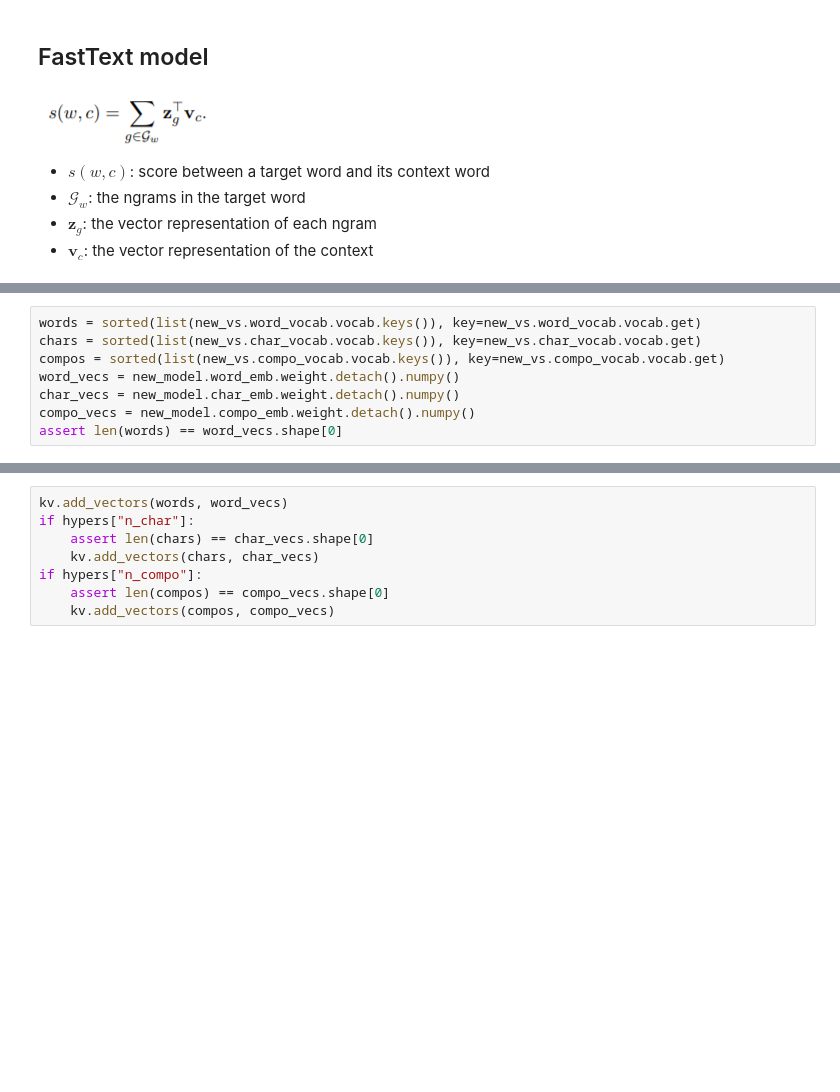
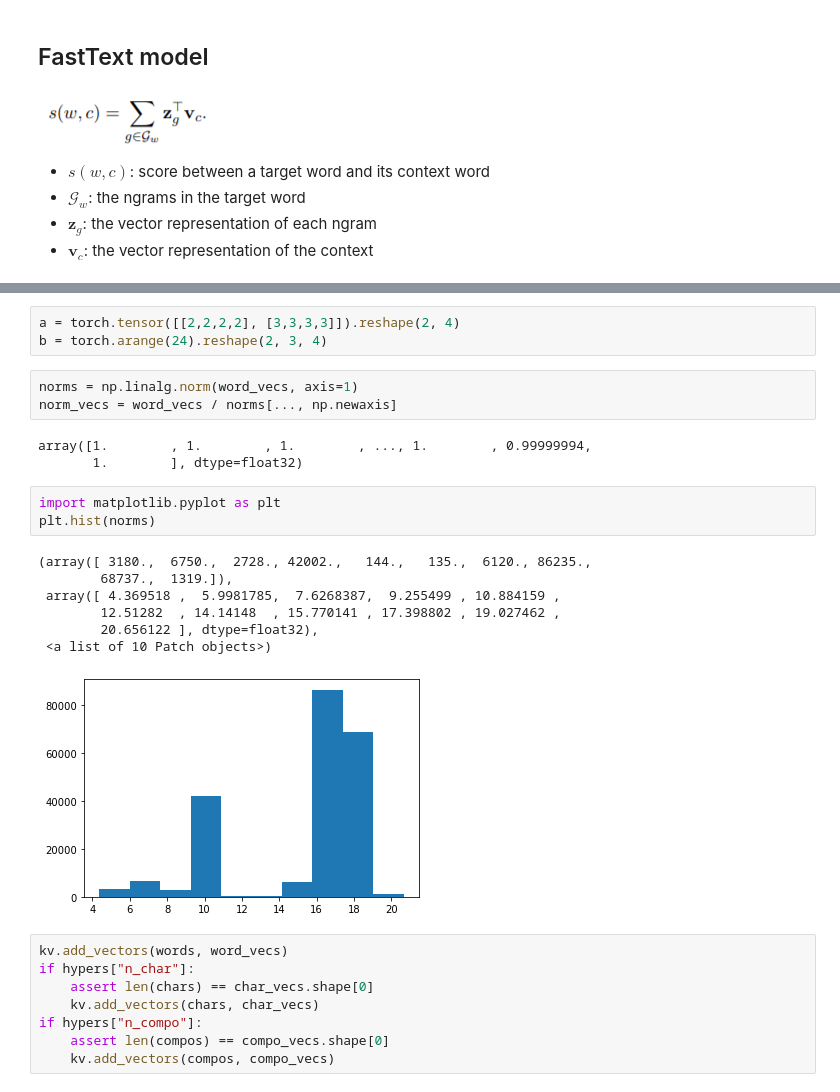
Before and after one commit to seantyh/fluidvec, a Jupyter notebook: etc/10.21-keyedvec.ipynb, the cells around one changed output, grey strips where cells are left out. Saved outputs shown, nothing was run; the diff lists cells and outputs as text; blank space fills up the shorter version.

```diff
--- a/etc/10.21-keyedvec.ipynb
+++ b/etc/10.21-keyedvec.ipynb
@@ -41,8 +26,0 @@ kv = KeyedVectors(hypers["dim"])
-# %%
-words = sorted(list(new_vs.word_vocab.vocab.keys()), key=new_vs.word_vocab.vocab.get)
-chars = sorted(list(new_vs.char_vocab.vocab.keys()), key=new_vs.char_vocab.vocab.get)
-compos = sorted(list(new_vs.compo_vocab.vocab.keys()), key=new_vs.compo_vocab.vocab.get)
-word_vecs = new_model.word_emb.weight.detach().numpy()
-char_vecs = new_model.char_emb.weight.detach().numpy()
-compo_vecs = new_model.compo_emb.weight.detach().numpy()
-assert len(words) == word_vecs.shape[0]
@@ -49,3 +84,23 @@ assert len(words) == word_vecs.shape[0]
+# %%
+a = torch.tensor([[2,2,2,2], [3,3,3,3]]).reshape(2, 4)
+b = torch.arange(24).reshape(2, 3, 4)
+# %%
+norms = np.linalg.norm(word_vecs, axis=1)
+norm_vecs = word_vecs / norms[..., np.newaxis]
+# %% [output]
+array([1.        , 1.        , 1.        , ..., 1.        , 0.99999994,
+       1.        ], dtype=float32)
+# %%
+import matplotlib.pyplot as plt
+plt.hist(norms)
+# %% [output]
+(array([ 3180.,  6750.,  2728., 42002.,   144.,   135.,  6120., 86235.,
+        68737.,  1319.]),
+ array([ 4.369518 ,  5.9981785,  7.6268387,  9.255499 , 10.884159 ,
+        12.51282  , 14.14148  , 15.770141 , 17.398802 , 19.027462 ,
+        20.656122 ], dtype=float32),
+ <a list of 10 Patch objects>)
+[figure, added]
 # %%
 kv.add_vectors(words, word_vecs)
 if hypers["n_char"]:
```
Also changed, not shown: parts of 16 cells of this notebook, 5 other files.
